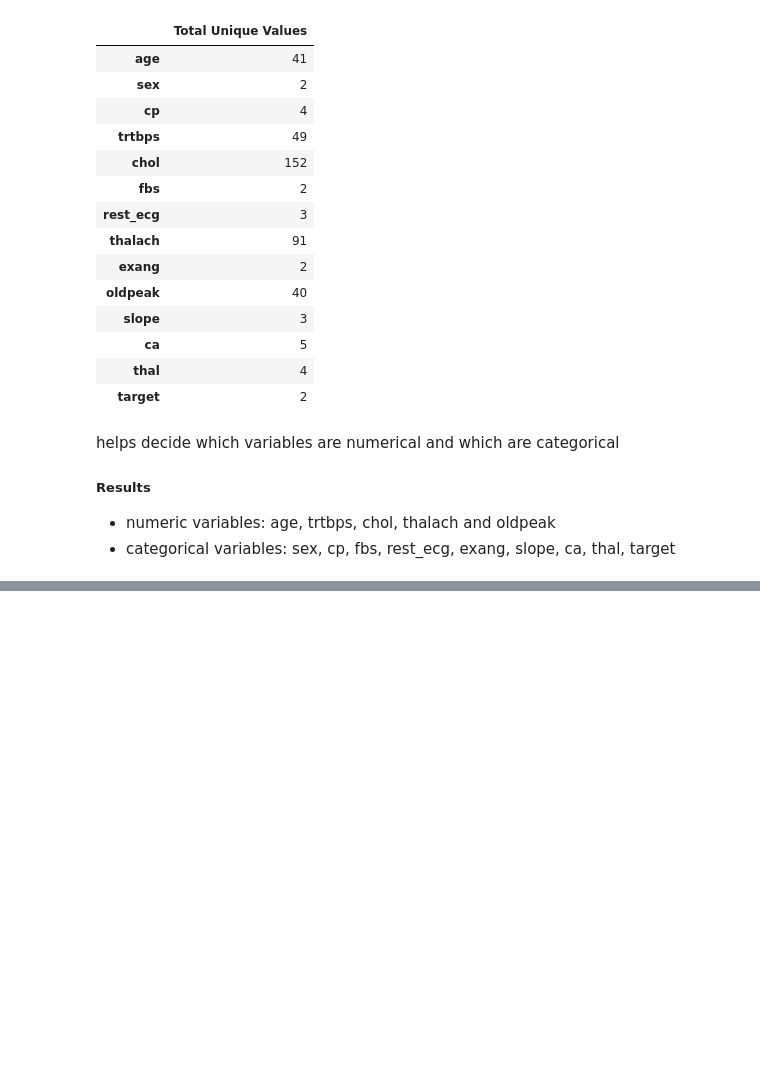
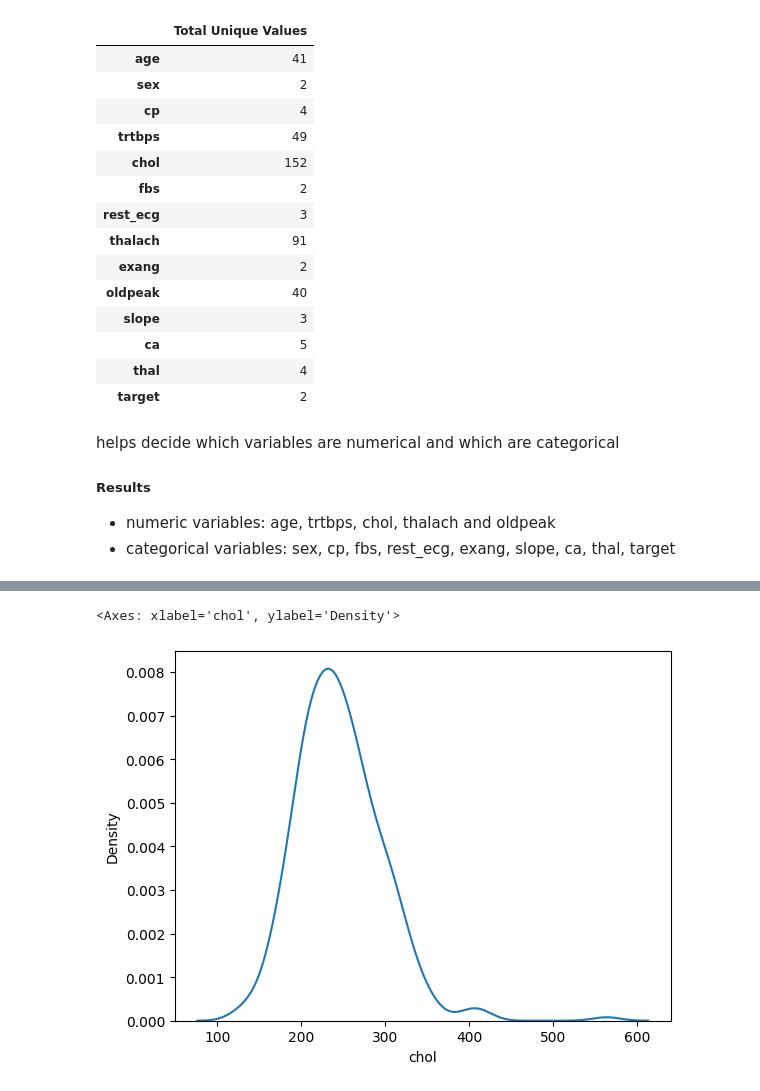
Before and after one commit to hmk07/AIML-project, a Jupyter notebook: ai-ml-project-sem-v.ipynb, the cells around one changed output, grey strips where cells are left out. Cells and saved outputs as stored; diff of their text form; code cells hidden in the pictures; blank space fills up the shorter version.

```diff
--- a/ai-ml-project-sem-v.ipynb
+++ b/ai-ml-project-sem-v.ipynb
@@ -180,0 +219,5 @@ helps decide which variables are numerical and which are categorical
+# %%
+sns.distplot(df["chol"], hist = False)
+# %% [output]
+<Axes: xlabel='chol', ylabel='Density'>
+[figure, added]
```
Also changed, not shown: parts of 12 cells of this notebook.
